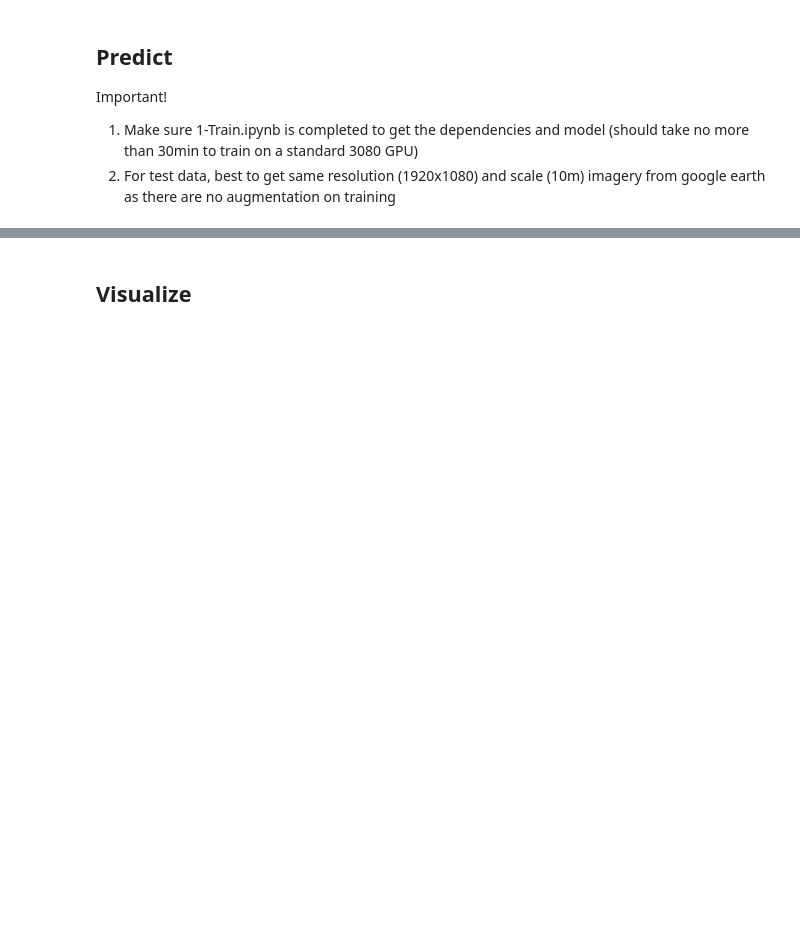
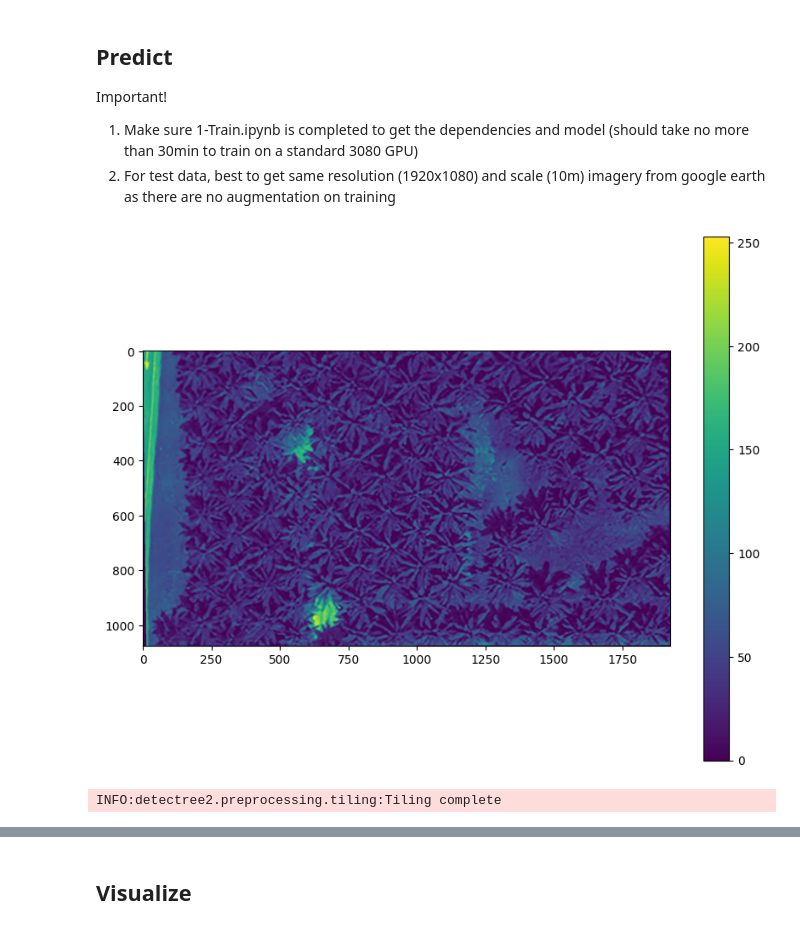
Before and after one commit to limshoonkit/PalmOilDetectree2, a Jupyter notebook: notebook/2-Predict.ipynb, the cells around one changed output, grey strips where cells are left out. Drawn from its saved outputs; the diff is of its cells as text; code cells hidden in the pictures; blank space fills up the shorter version.

```diff
--- a/notebook/2-Predict.ipynb
+++ b/notebook/2-Predict.ipynb
@@ -13,28 +13,31 @@ cfg = setup_cfg(update_model=trained_model) # update_model arg can be used to lo
 # %%
 import rasterio
 from rasterio.plot import show
 import matplotlib.pyplot as plt
 from detectree2.preprocessing.tiling import tile_data
 
 # sample test data (outside from test and train set)
-site_path = "../dataset/TuanMee_Site1/"
-img_path = site_path + "TuanMee_Site1_modified.tif"
+site_path = "../dataset/TuanMee_Site2/"
+img_path = site_path + "TuanMee_Site2_modified.tif"
 tiles_path = site_path + "tilespred_map15/"
 
 # Read in the tiff file
 data = rasterio.open(img_path)
 fig, ax = plt.subplots(1, figsize=(10, 8))
 image_hidden = ax.imshow(data.read(1), cmap='viridis') # Create a hidden image to map the colorbar
 show(data.read(1), ax=ax, cmap='viridis')
 fig.colorbar(image_hidden, ax=ax) # Add the colorbar using the hidden image
 plt.show()
 data.close()
 
 # We using the same tile parameters as in the training
 buffer = 10
 tile_width = 15
 tile_height = 15
 tile_data(img_path, tiles_path, buffer, tile_width, tile_height, dtype_bool = True)
+# %% [output]
+[figure, added]
+INFO:detectree2.preprocessing.tiling:Tiling complete
 # %%
 from detectree2.models.predict import predict_on_data
 from detectron2.engine import DefaultPredictor
```
Also changed, not shown: parts of 2 cells of this notebook, 4 other files.
